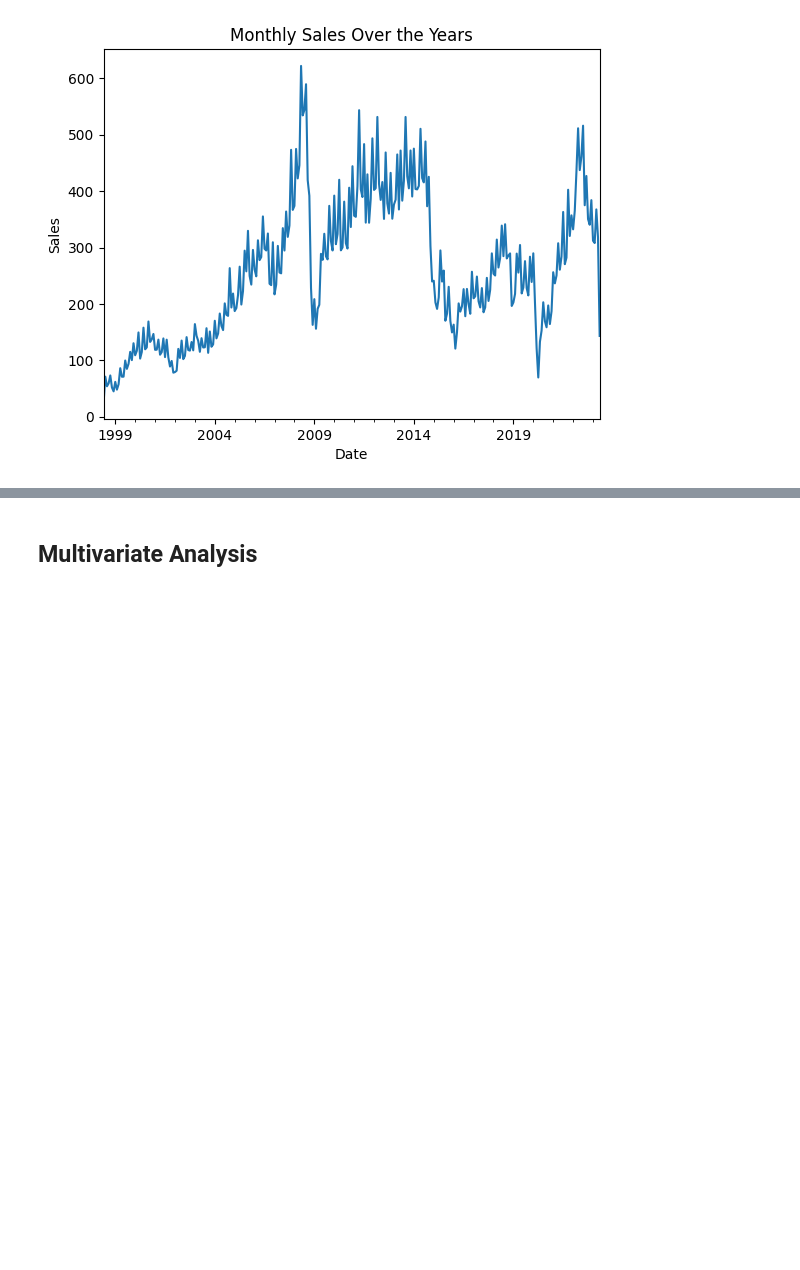
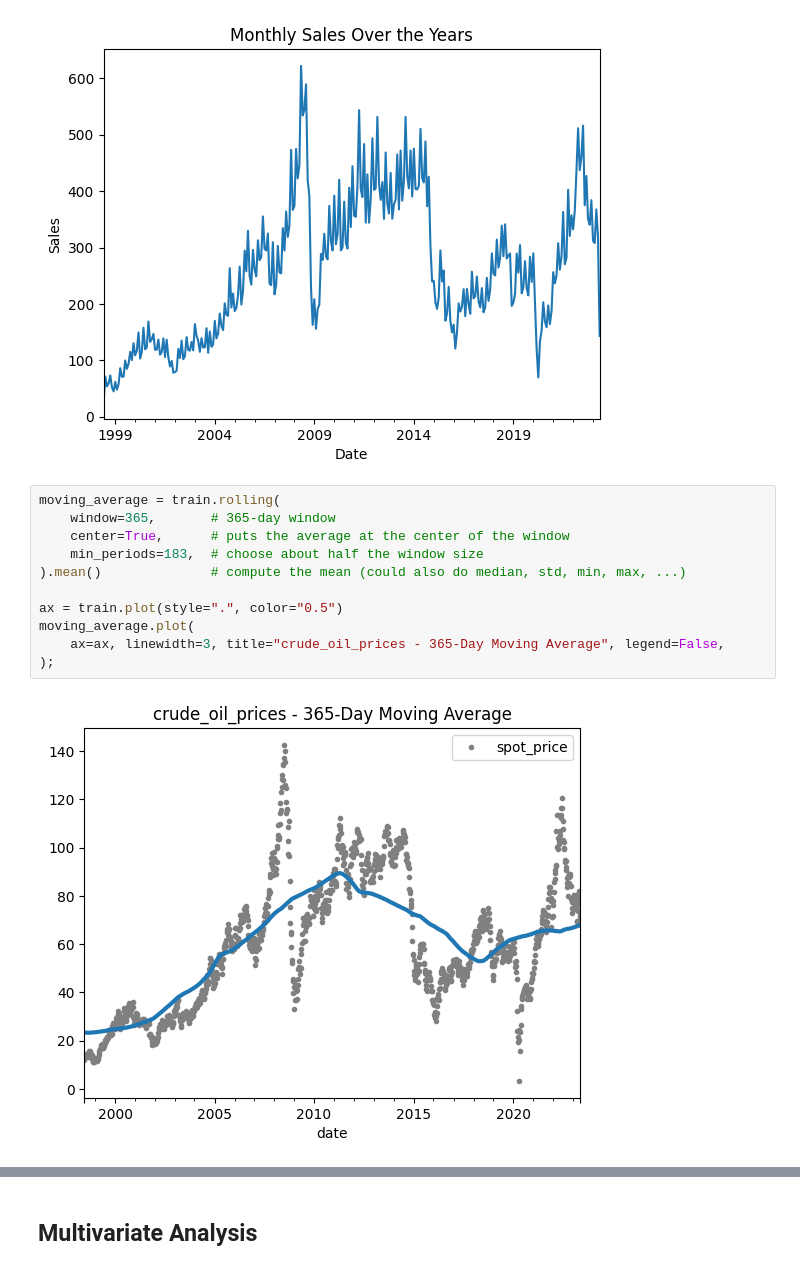
Before and after one commit to ikoghoemmanuell/Forecast-the-Future-Naira-Exchange-Rate, a Jupyter notebook: crude_oil_prices.ipynb, the cells around one changed output, grey strips where cells are left out. Drawn from its saved outputs; the diff is of its cells as text; blank space fills up the shorter version.

```diff
--- a/crude_oil_prices.ipynb
+++ b/crude_oil_prices.ipynb
@@ -395,3 +395,16 @@ plt.title('Monthly Sales Over the Years')
 plt.show()
 # %% [output]
 [figure]
+# %%
+moving_average = train.rolling(
+    window=365,       # 365-day window
+    center=True,      # puts the average at the center of the window
+    min_periods=183,  # choose about half the window size
+).mean()              # compute the mean (could also do median, std, min, max, ...)
+
+ax = train.plot(style=".", color="0.5")
+moving_average.plot(
+    ax=ax, linewidth=3, title="crude_oil_prices - 365-Day Moving Average", legend=False,
+);
+# %% [output]
+[figure, added]
```
Also changed, not shown: parts of 8 cells of this notebook.
